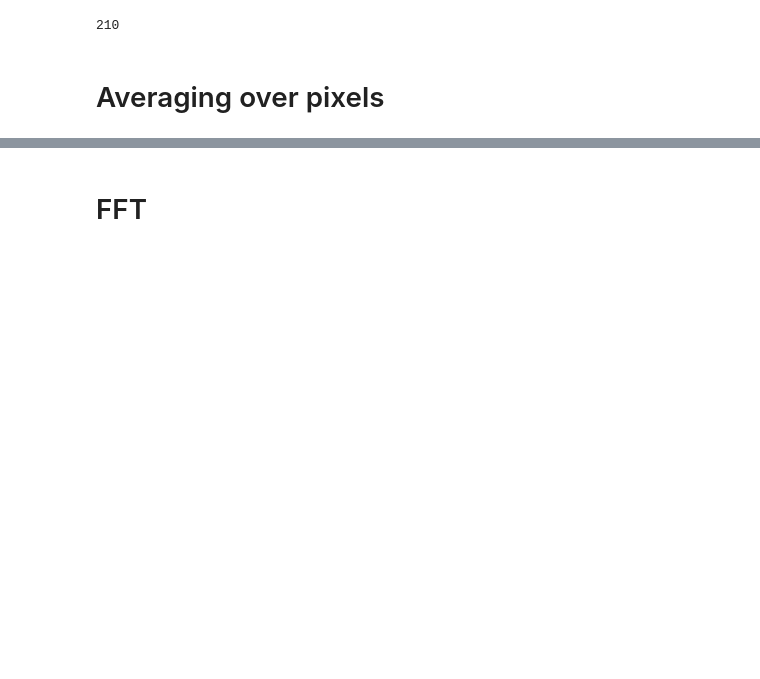
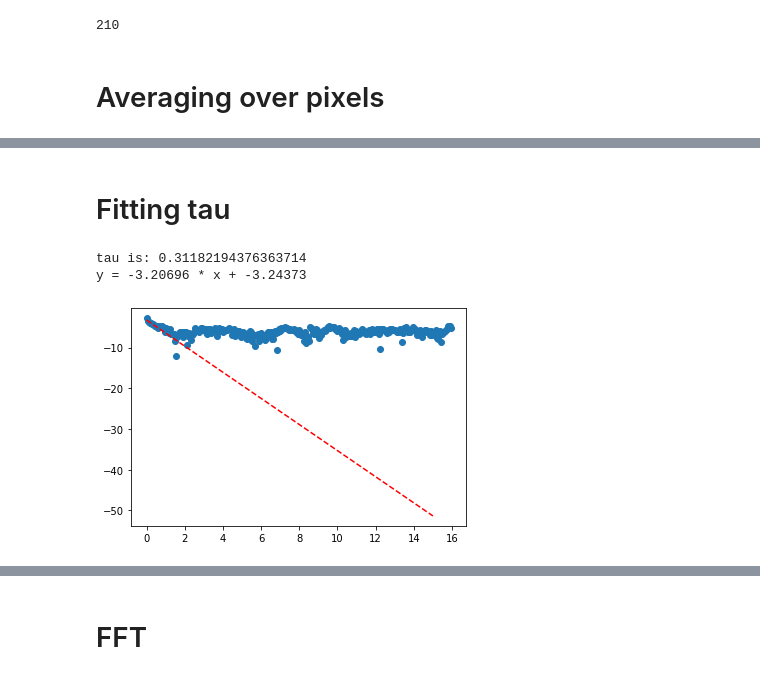
Before and after one commit to wwy-wwy-wwy/Speckle_project, a Jupyter notebook: g2t_analysis_24h.ipynb, the cells around one changed output, grey strips where cells are left out. Cells and saved outputs as stored; diff of their text form; code cells hidden in the pictures; blank space fills up the shorter version.

```diff
--- a/g2t_analysis_24h.ipynb
+++ b/g2t_analysis_24h.ipynb
@@ -127,0 +130,9 @@ Text(0, 0.5, 'g2(t)')
+# %% [markdown]
+# Fitting tau
+# %%
+plateau=np.mean(g2t[-200:-1])
+tau, a, b=fit_exponential_decay(plateau,np.array(g2t),lagtime_g2t,0,10, True)
+# %% [output]
+tau is: 0.31182194376363714
+y = -3.20696 * x + -3.24373
+[figure, added]
```
Also changed, not shown: parts of 13 cells of this notebook, 1 other file.
